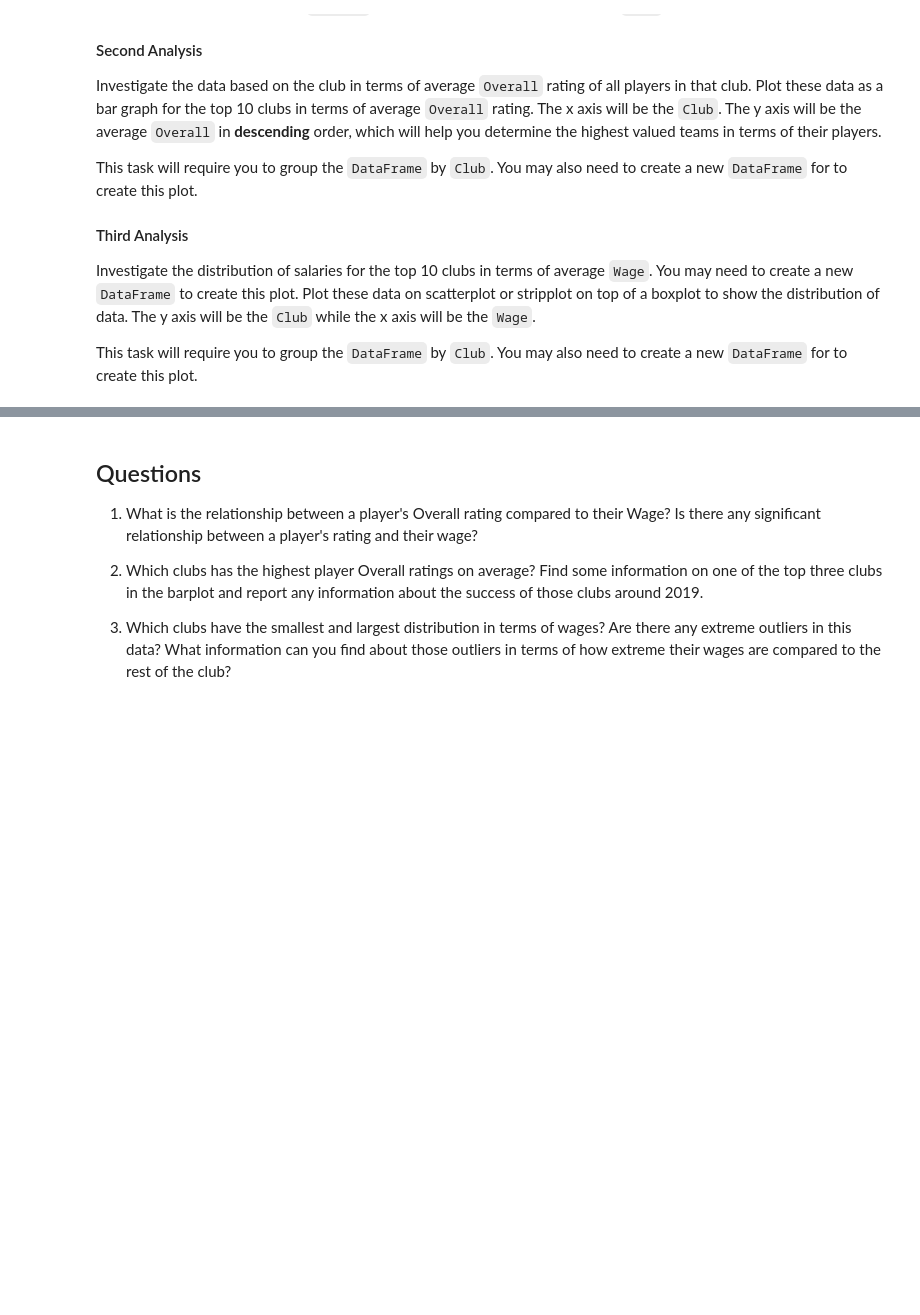
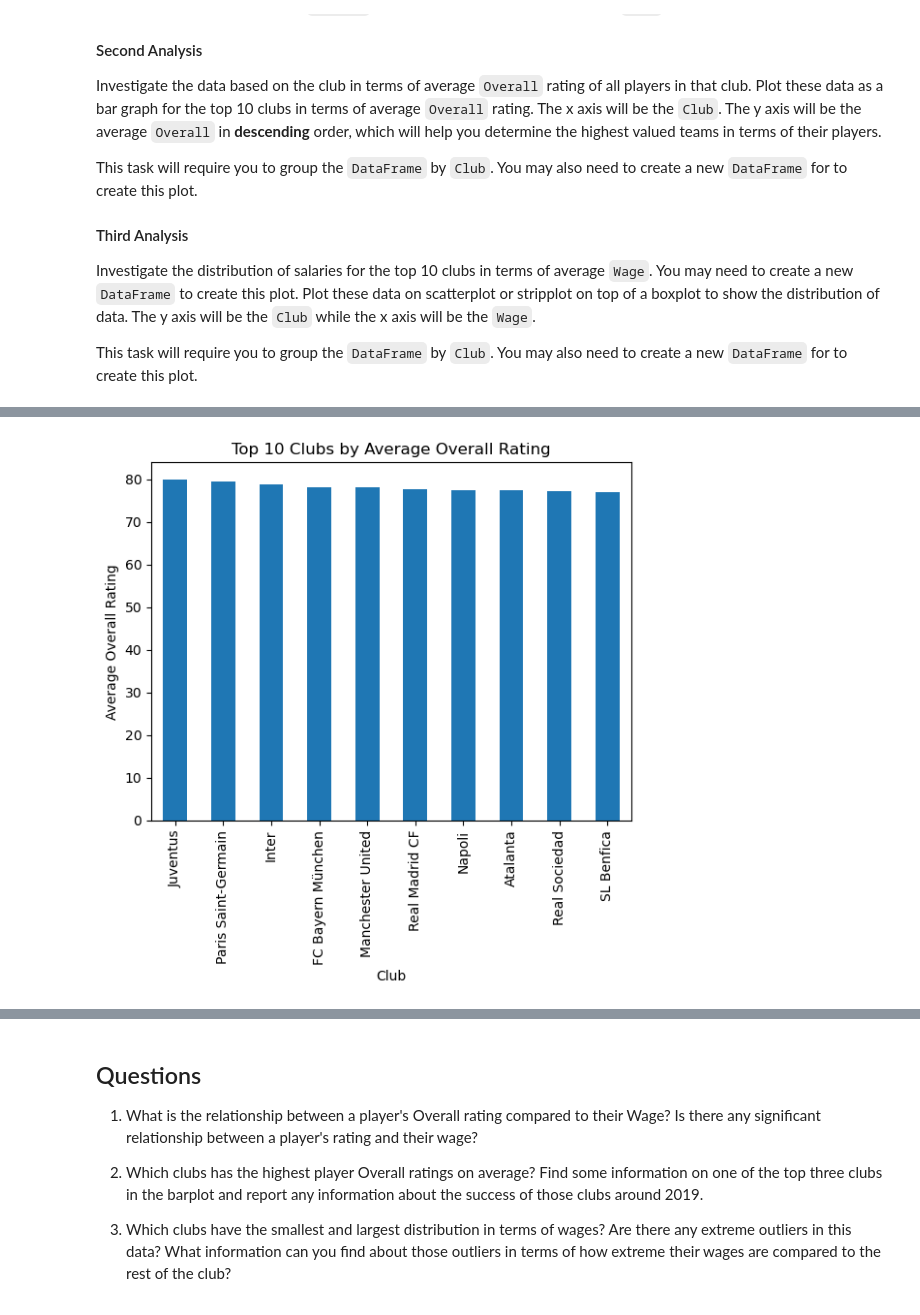
Before and after one commit to eriosta/analytics-viz, a Jupyter notebook: module4/lab4b.ipynb, the cells around one changed output, grey strips where cells are left out. Saved outputs shown, nothing was run; the diff lists cells and outputs as text; code cells hidden in the pictures; blank space fills up the shorter version.

```diff
--- a/module4/lab4b.ipynb
+++ b/module4/lab4b.ipynb
@@ -65,2 +89,11 @@ import seaborn as sns
 # %%
 # Second analysis plot goes here:  Wage and Value of all players by club
+club_overall = df.groupby("club_name").mean().sort_values("overall", ascending=False)["overall"]
+
+club_overall[:10].plot(kind="bar")
+plt.xlabel("Club")
+plt.ylabel("Average Overall Rating")
+plt.title("Top 10 Clubs by Average Overall Rating")
+plt.show()
+# %% [output]
+[figure, added]
```
Also changed, not shown: parts of 5 cells of this notebook, 1 other file.
